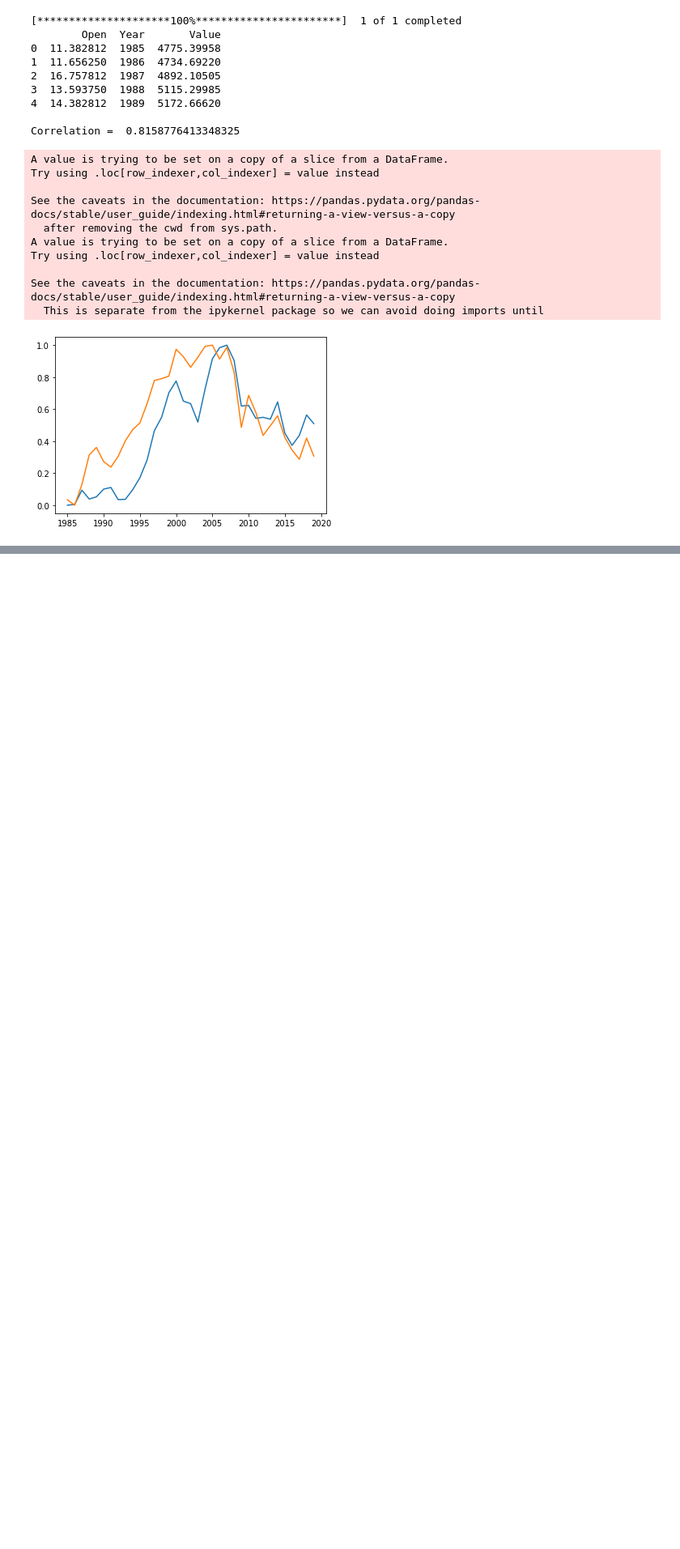
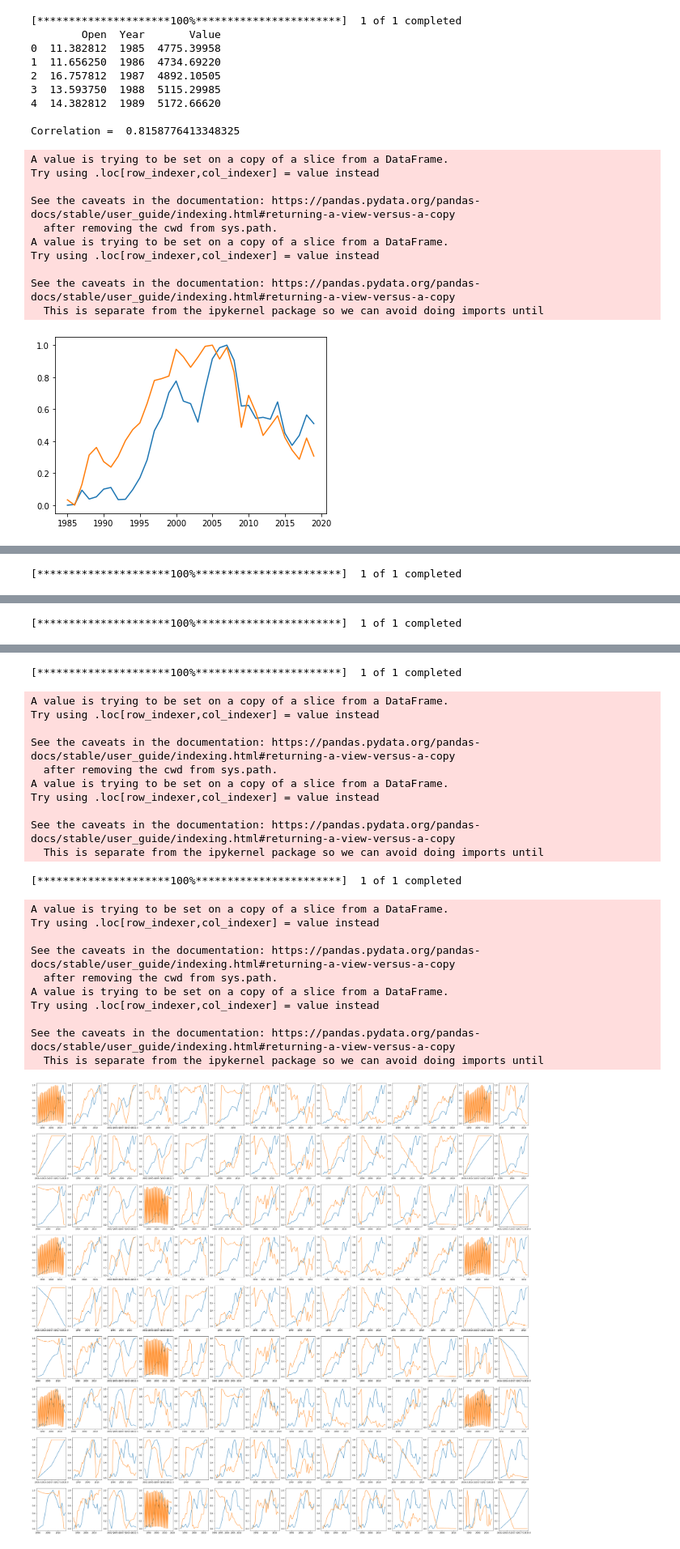
Before and after one commit to banrovegrie/Nostradamus, a Jupyter notebook: src/Nostradamus.ipynb, the cells around one changed output, grey strips where cells are left out. Shown at 81% size. Cells and saved outputs as stored; diff of their text form; code cells hidden in the pictures; blank space fills up the shorter version.

Commit message:
Added correlation graphs

```diff
--- a/src/Nostradamus.ipynb
+++ b/src/Nostradamus.ipynb
@@ -236,2 +236,0 @@ def locateIndicators(x):
-# %%
-data_atlas['Indicator'] = data_atlas.apply(lambda x: locateIndicators(x['Indicator']), axis=1)
@@ -254,5 +237,5 @@ data_atlas
 # %%
-def co2_emission(country):
-    co2 = data_atlas[(data_atlas['Unit'] == 'Mton CO2') & (data_atlas['Country ISO Code'] == country)]
-    co2['Year'] = co2.apply(lambda x: x["Date"].year, axis=1)
-    return co2[['Year', 'Value']]
+def env_data(country, indicator):
+    data_val = data_atlas[(data_atlas['Indicator'] == indicator) & (data_atlas['Country ISO Code'] == country)]
+    data_val['Year'] = data_val.apply(lambda x: x["Date"].year, axis=1)
+    return data_val[['Year', 'Value']]
@@ -284,14 +242,11 @@ See the caveats in the documentation: https://pandas.pydata.org/pandas-docs/stab
 # %% [markdown]
 # Getting data about the companies sustainibility
 # %%
-def yearlyData(companyName):
+def yearlyData(attribute, companyName):
     df = yf.download(tickers=companyName, period='max', interval='3mo', threads=True)
-    df = df[df['Open'].notna()]
+    df = df[df[attribute].notna()]
     df['Year'] = df.apply(lambda x: x.name.year, axis=1)
     df = df.groupby(['Year']).mean()
     df['Year'] = df.index
     df.reset_index(drop=True, inplace=True)
     return df
-# %%
-yearly = yearlyData('XOM')
-yearly
@@ -360,0 +298,28 @@ See the caveats in the documentation: https://pandas.pydata.org/pandas-docs/stab
+# %%
+companies = ["CVX", "XOM", "BP", "AAPL", "SPY"]
+count = 0
+corList = []
+plt.figure(figsize=(45, 42))
+for company in companies:
+    try:
+        yearly = yearlyData("Open", company)
+        x = yearly[['Open', 'Year']]
+    except:
+        counter += len(indicators)
+        continue
+    for indicator in indicators:
+        try:
+            y = env_data('US', indicator)
+            df_cov = pd.merge(x, y, on='Year', how='inner')
+            correl = df_cov['Open'].corr(df_cov['Value'])
+            if np.isnan(correl):
+                continue
+            count += 1
+            corList.append([indicator, company, correl])
+            plt.subplot(9, 14, count)
+            plt.plot(df_cov['Year'], (df_cov['Open'] - df_cov['Open'].min())/(df_cov['Open'].max() - df_cov['Open'].min()))
+            plt.plot(df_cov['Year'], (df_cov['Value'] - df_cov['Value'].min())/(df_cov['Value'].max() - df_cov['Value'].min()))
+            plt.set_title(count)
+        except:
+            continue
+# %% [output]
@@ -360,0 +344 @@ See the caveats in the documentation: https://pandas.pydata.org/pandas-docs/stab
+[*********************100%***********************]  1 of 1 completed
@@ -360,0 +362 @@ See the caveats in the documentation: https://pandas.pydata.org/pandas-docs/stab
+[*********************100%***********************]  1 of 1 completed
@@ -360,0 +380,23 @@ See the caveats in the documentation: https://pandas.pydata.org/pandas-docs/stab
+[*********************100%***********************]  1 of 1 completed
+A value is trying to be set on a copy of a slice from a DataFrame.
+Try using .loc[row_indexer,col_indexer] = value instead
+
+See the caveats in the documentation: https://pandas.pydata.org/pandas-docs/stable/user_guide/indexing.html#returning-a-view-versus-a-copy
+  after removing the cwd from sys.path.
+A value is trying to be set on a copy of a slice from a DataFrame.
+Try using .loc[row_indexer,col_indexer] = value instead
+
+See the caveats in the documentation: https://pandas.pydata.org/pandas-docs/stable/user_guide/indexing.html#returning-a-view-versus-a-copy
+  This is separate from the ipykernel package so we can avoid doing imports until
+[*********************100%***********************]  1 of 1 completed
+A value is trying to be set on a copy of a slice from a DataFrame.
+Try using .loc[row_indexer,col_indexer] = value instead
+
+See the caveats in the documentation: https://pandas.pydata.org/pandas-docs/stable/user_guide/indexing.html#returning-a-view-versus-a-copy
+  after removing the cwd from sys.path.
+A value is trying to be set on a copy of a slice from a DataFrame.
+Try using .loc[row_indexer,col_indexer] = value instead
+
+See the caveats in the documentation: https://pandas.pydata.org/pandas-docs/stable/user_guide/indexing.html#returning-a-view-versus-a-copy
+  This is separate from the ipykernel package so we can avoid doing imports until
+[figure, added]
```
Also changed, not shown: parts of 20 cells of this notebook.
